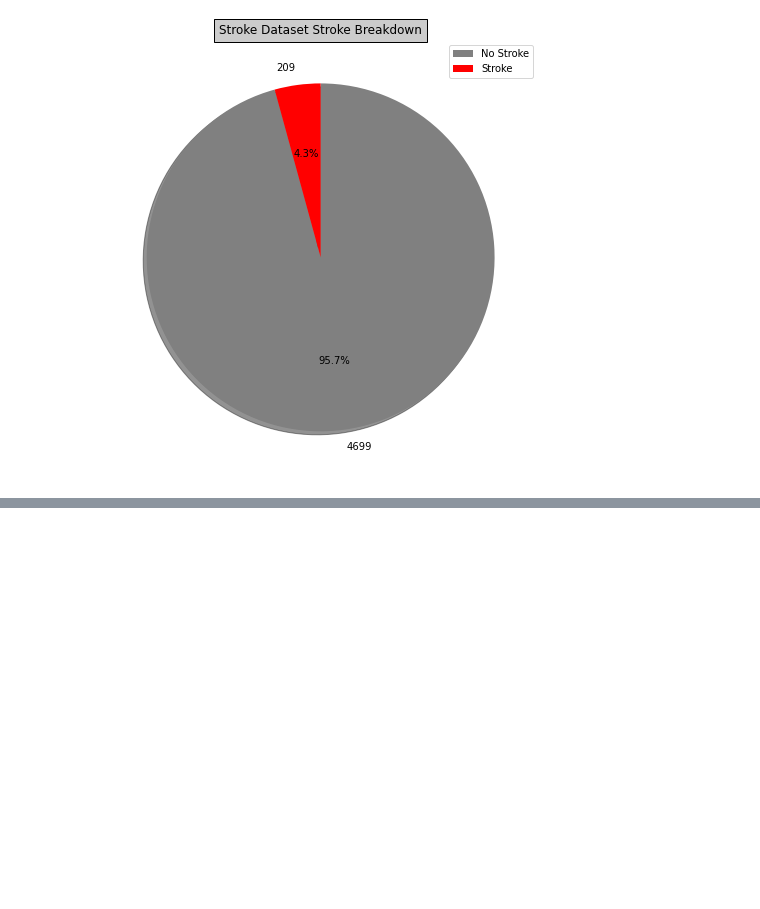
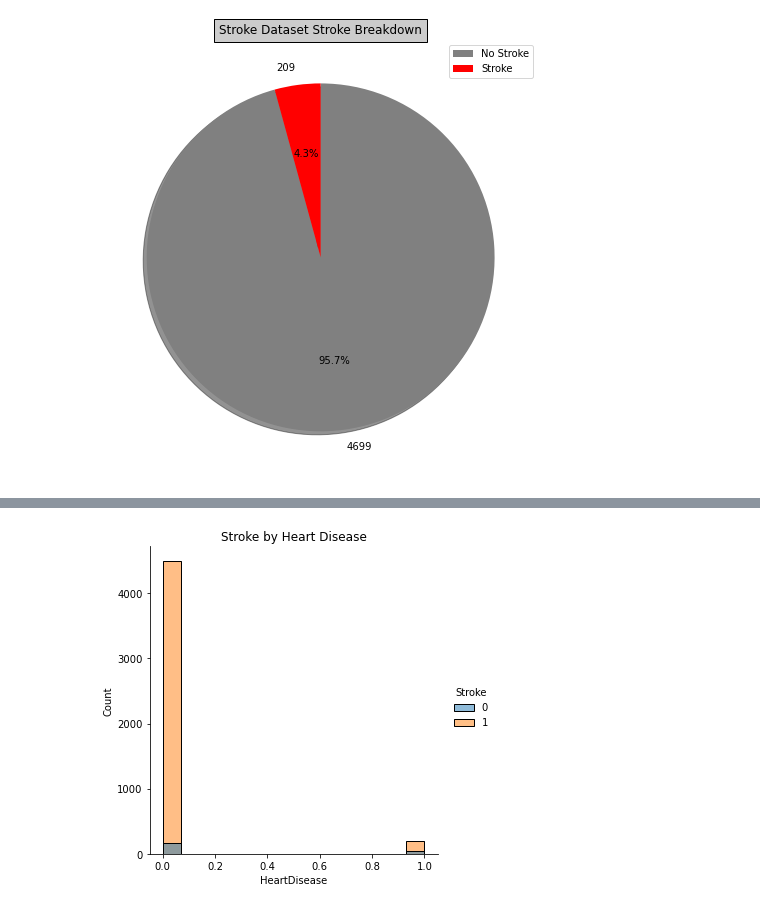
Before and after one commit to Mariapalacio96/Stroke_Prediction, a Jupyter notebook: visualizations.ipynb, the cells around one changed output, grey strips where cells are left out. Drawn from its saved outputs; the diff is of its cells as text; code cells hidden in the pictures; blank space fills up the shorter version.

```diff
--- a/visualizations.ipynb
+++ b/visualizations.ipynb
@@ -184,0 +210,8 @@ plt.savefig('Resources/demo_stroke.png')
+# %%
+# Distribution plot for Stroke by Heart Disease
+sns.displot(stroke_df, x="HeartDisease", hue="Stroke").set(title='Stroke by Heart Disease')
+
+# Save figure
+plt.savefig('Resources/stroke_heartdisease.png')
+# %% [output]
+[figure, added]
```
Also changed, not shown: parts of 9 cells of this notebook, 10 other files.
